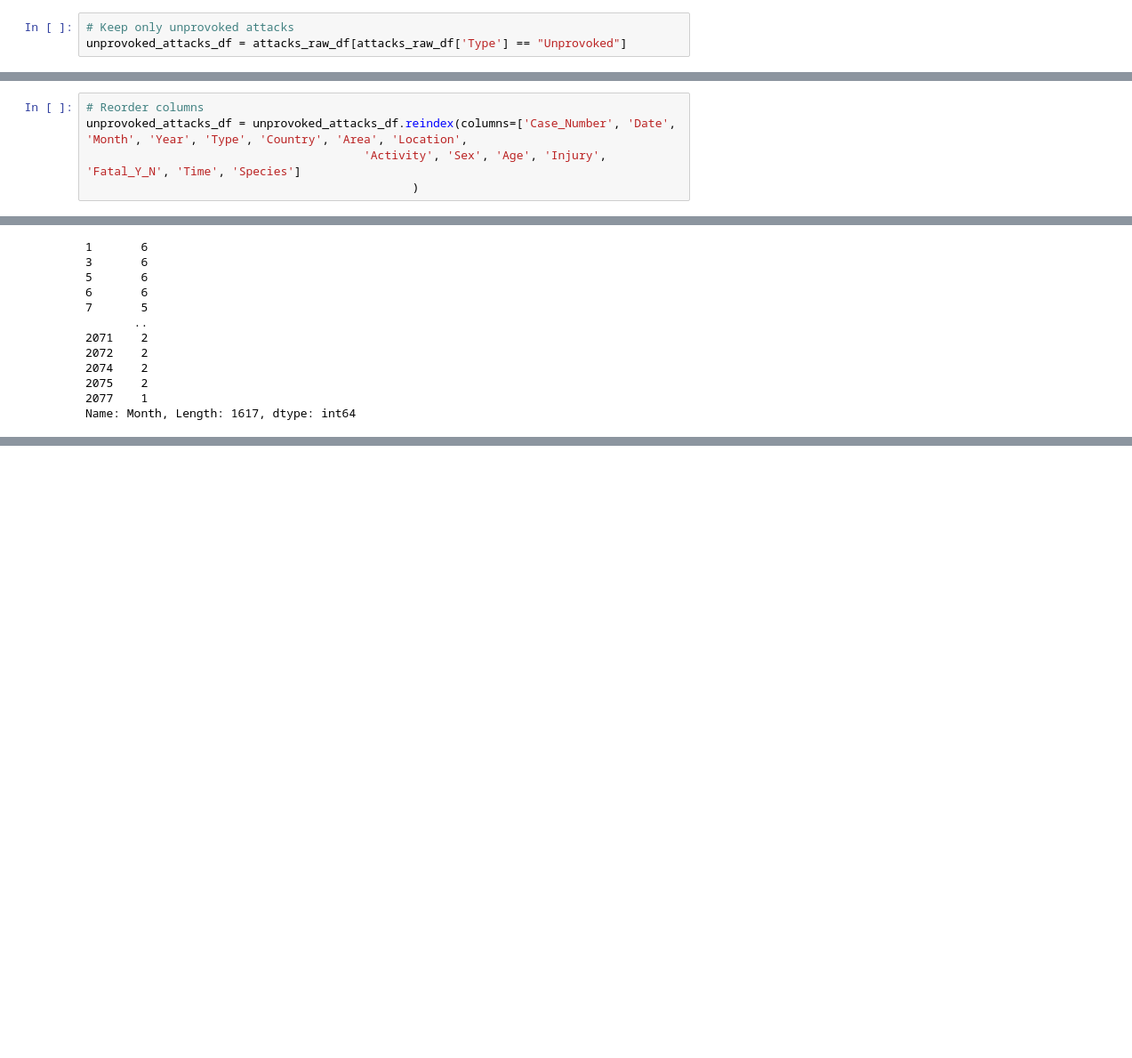
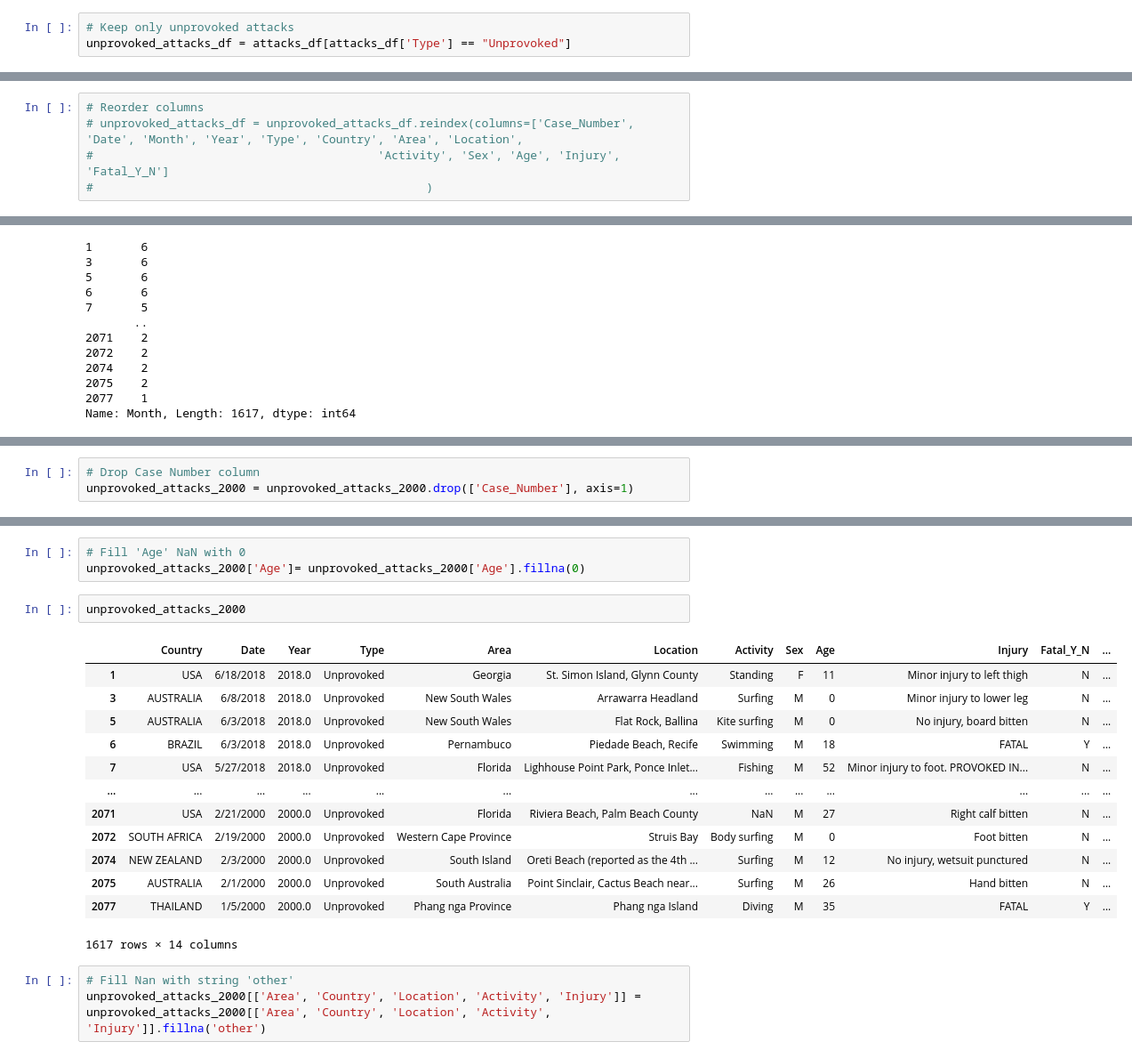
Before and after one commit to gcolareta/Shark_Attacks, a Jupyter notebook: Final_Project.ipynb, the cells around one changed output, grey strips where cells are left out. Shown: that part at 89% size. Saved outputs shown, nothing was run; the diff lists cells and outputs as text; blank space fills up the shorter version.

Commit message:
Fill NaN values
Fill NaN values, drop Case Number, No rearrange columns (rearranging messed up the data in Species and Sex columns)

```diff
--- a/Final_Project.ipynb
+++ b/Final_Project.ipynb
@@ -43,7 +43,7 @@ dtypes: float64(1), object(13)
 memory usage: 689.4+ KB
 # %%
 # Keep only unprovoked attacks
-unprovoked_attacks_df = attacks_raw_df[attacks_raw_df['Type'] == "Unprovoked"]
+unprovoked_attacks_df = attacks_df[attacks_df['Type'] == "Unprovoked"]
 # %%
 unprovoked_attacks_df.head()
 # %% [output]
@@ -88,6 +73,6 @@ Name: Species, Length: 4595, dtype: object
 # %%
 # Reorder columns
-unprovoked_attacks_df = unprovoked_attacks_df.reindex(columns=['Case_Number', 'Date', 'Month', 'Year', 'Type', 'Country', 'Area', 'Location',
-                                        'Activity', 'Sex', 'Age', 'Injury', 'Fatal_Y_N', 'Time', 'Species']
-                                               )
+# unprovoked_attacks_df = unprovoked_attacks_df.reindex(columns=['Case_Number', 'Date', 'Month', 'Year', 'Type', 'Country', 'Area', 'Location',
+#                                         'Activity', 'Sex', 'Age', 'Injury', 'Fatal_Y_N']
+#                                                )
 # %%
@@ -169,0 +126,3 @@ memory usage: 202.1+ KB
+# %%
+# Drop Case Number column
+unprovoked_attacks_2000 = unprovoked_attacks_2000.drop(['Case_Number'], axis=1)
@@ -169,0 +158,22 @@ memory usage: 202.1+ KB
+# %%
+# Fill 'Age' NaN with 0
+unprovoked_attacks_2000['Age']= unprovoked_attacks_2000['Age'].fillna(0)
+# %%
+unprovoked_attacks_2000
+# %% [output]
+|  | Country | Date | Year | Type | Area | Location | Activity | Sex | Age | Injury | Fatal_Y_N | ... |
+| 1 | USA | 6/18/2018 | 2018.0 | Unprovoked | Georgia | St. Simon Island, Glynn County | Standing | F | 11 | Minor injury to left thigh | N | ... |
+| 3 | AUSTRALIA | 6/8/2018 | 2018.0 | Unprovoked | New South Wales | Arrawarra Headland | Surfing | M | 0 | Minor injury to lower leg | N | ... |
+| 5 | AUSTRALIA | 6/3/2018 | 2018.0 | Unprovoked | New South Wales | Flat Rock, Ballina | Kite surfing | M | 0 | No injury, board bitten | N | ... |
+| 6 | BRAZIL | 6/3/2018 | 2018.0 | Unprovoked | Pernambuco | Piedade Beach, Recife | Swimming | M | 18 | FATAL | Y | ... |
+| 7 | USA | 5/27/2018 | 2018.0 | Unprovoked | Florida | Lighhouse Point Park, Ponce Inlet... | Fishing | M | 52 | Minor injury to foot. PROVOKED IN... | N | ... |
+| ... | ... | ... | ... | ... | ... | ... | ... | ... | ... | ... | ... | ... |
+| 2071 | USA | 2/21/2000 | 2000.0 | Unprovoked | Florida | Riviera Beach, Palm Beach County | NaN | M | 27 | Right calf bitten | N | ... |
+| 2072 | SOUTH AFRICA | 2/19/2000 | 2000.0 | Unprovoked | Western Cape Province | Struis Bay | Body surfing | M | 0 | Foot bitten | N | ... |
+| 2074 | NEW ZEALAND | 2/3/2000 | 2000.0 | Unprovoked | South Island | Oreti Beach (reported as the 4th ... | Surfing | M | 12 | No injury, wetsuit punctured | N | ... |
+| 2075 | AUSTRALIA | 2/1/2000 | 2000.0 | Unprovoked | South Australia | Point Sinclair, Cactus Beach near... | Surfing | M | 26 | Hand bitten | N | ... |
+| 2077 | THAILAND | 1/5/2000 | 2000.0 | Unprovoked | Phang nga Province | Phang nga Island | Diving | M | 35 | FATAL | Y | ... |
+1617 rows × 14 columns
+# %%
+# Fill Nan with string 'other'
+unprovoked_attacks_2000[['Area', 'Country', 'Location', 'Activity', 'Injury']] = unprovoked_attacks_2000[['Area', 'Country', 'Location', 'Activity', 'Injury']].fillna('other')
```
Also changed, not shown: parts of 12 cells of this notebook.
